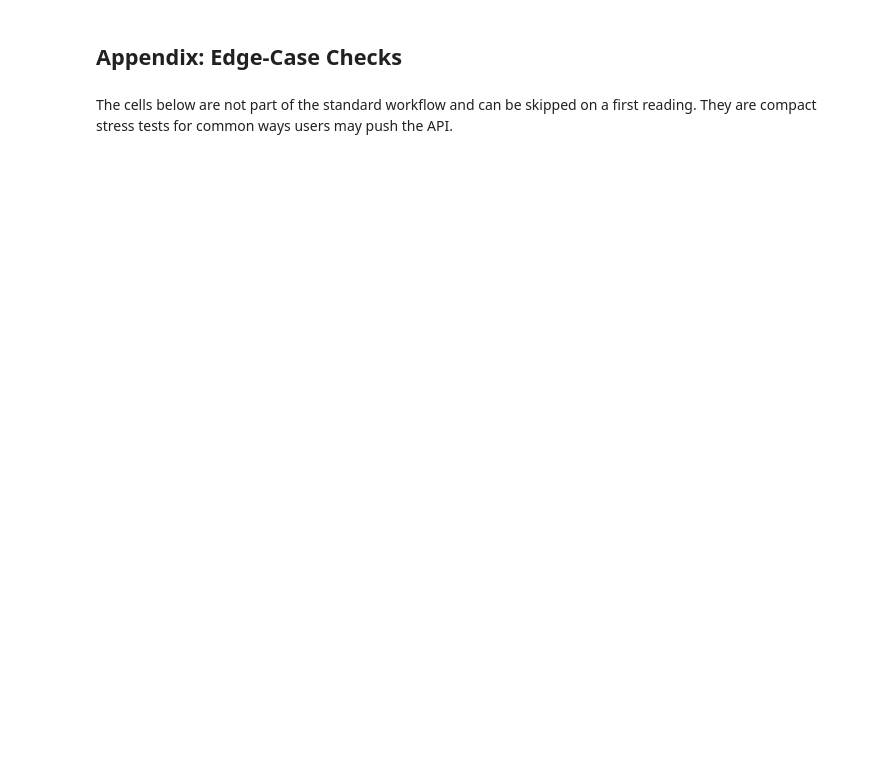
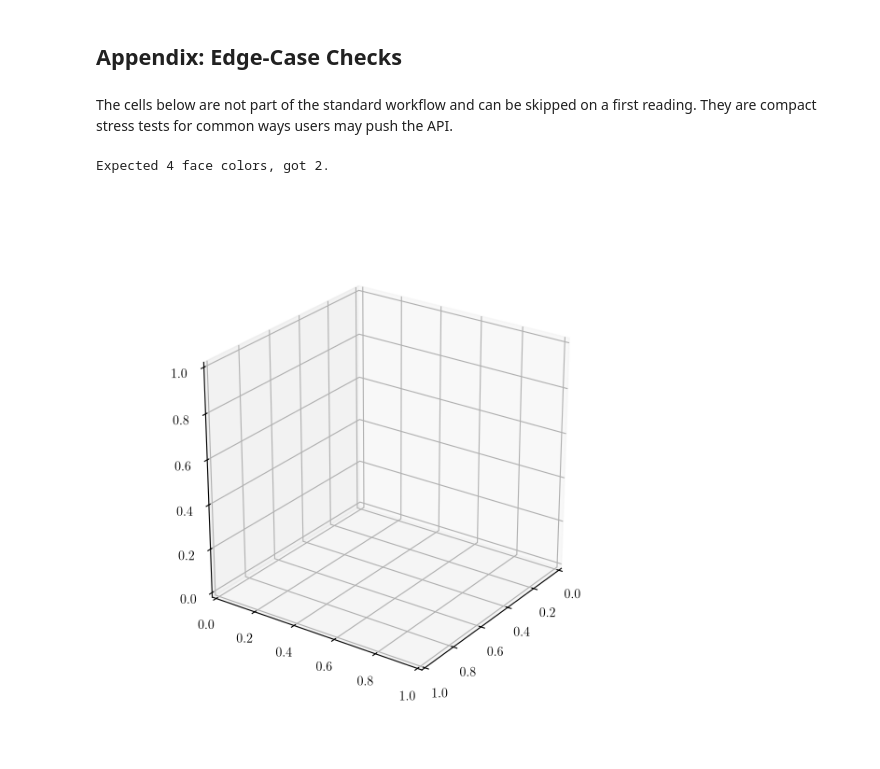
Before and after one commit to SlimaneD/pynamo, a Jupyter notebook: tutorial.ipynb, the cells around one changed output. Cells and saved outputs as stored; diff of their text form; code cells hidden in the pictures; blank space fills up the shorter version.

```diff
--- a/tutorial.ipynb
+++ b/tutorial.ipynb
@@ -853,15 +859,18 @@ except ValueError as err:
 # %%
 # Wrong number of 3D face colors should fail explicitly.
 try:
     drawer.phase_portrait(
-        examples.games.skyrms_1992,
+        examples.games.ownership_game,
         show_faces=True,
         face_colors=["lightblue", "khaki"],
         show_trajectories=False,
         show_equilibria=False,
     )
 except ValueError as err:
     print(err)
+# %% [output]
+Expected 4 face colors, got 2.
+[figure, added]
 # %%
 # Degenerate games should emit a warning and avoid reporting spurious
 # isolated points embedded in an equilibrium continuum.
```
Also changed, not shown: parts of 4 cells of this notebook.
